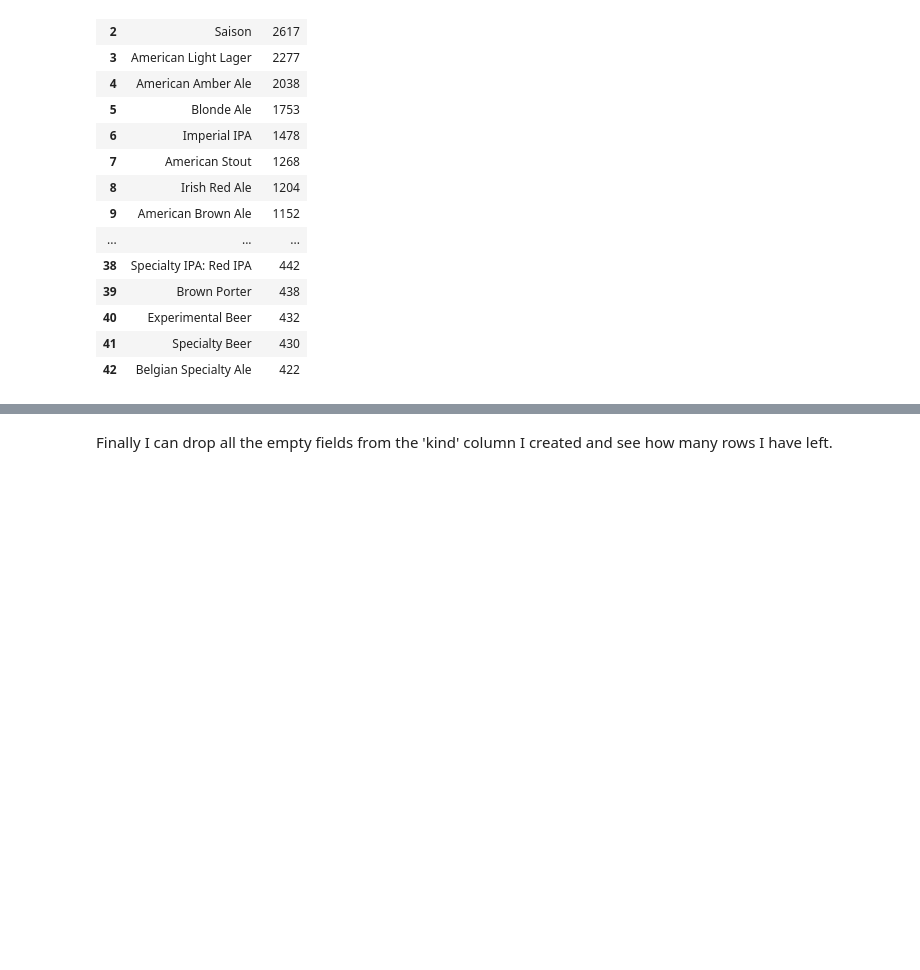
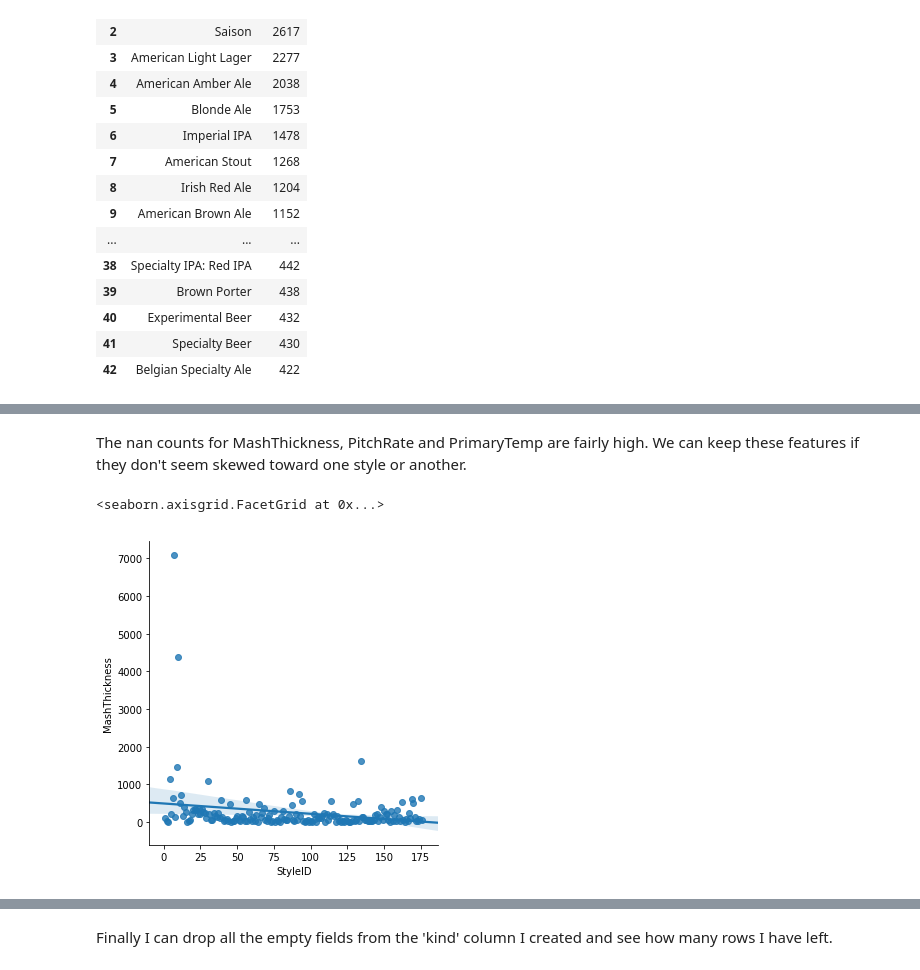
Before and after one commit to maymag/ds_projects, a Jupyter notebook: beer_recipes/beer.ipynb, the cells around one changed output, grey strips where cells are left out. Saved outputs shown, nothing was run; the diff lists cells and outputs as text; code cells hidden in the pictures; blank space fills up the shorter version.

```diff
--- a/beer_recipes/beer.ipynb
+++ b/beer_recipes/beer.ipynb
@@ -371,0 +112,7 @@ beerind2 = beerind2.drop(columns=['MashThickness_x','PitchRate_x','PrimaryTemp_x
+# %%
+q = beer2['Weissbier'] = (beer['Style'].str.contains('Witbier|Weissbier|Weizenbier|Weizen/Weissbier'))*'Weissbier'
+# %%
+#add new style groups to form 'kind' of beer column
+beer2['kind'] = d+f+k+o+q+v+''
+beer2['kind'].value_counts()
+beer2['kind'].nunique()
@@ -371,0 +121,10 @@ beerind2 = beerind2.drop(columns=['MashThickness_x','PitchRate_x','PrimaryTemp_x
+# %%
+def cut_beercols(df):
+    df2 = pd.DataFrame(df.iloc[:,:-int(df['kind'].nunique())])
+    df2['kind'] = df['kind']
+    df2['kind'] =  df2['kind'].replace('',np.nan)
+    print(df2['kind'].value_counts())
+    return df2
+# %%
+#cut unnecessary style group columns
+beer3 = cut_beercols(beer2)
@@ -371,0 +149,9 @@ beerind2 = beerind2.drop(columns=['MashThickness_x','PitchRate_x','PrimaryTemp_x
+# %% [markdown]
+The nan counts for MashThickness, PitchRate and PrimaryTemp are fairly high. We can keep these features if they don't seem skewed toward one style or another.
+# %%
+#Plot MashThickness value counts over StyleIDs.
+beergroup = pd.DataFrame(beer3.groupby('StyleID')['MashThickness'].count().reset_index())
+sns.lmplot(x = 'StyleID', y = 'MashThickness', data = beergroup)
+# %% [output]
+<seaborn.axisgrid.FacetGrid at 0x...>
+[figure, added]
```
Also changed, not shown: parts of 168 cells of this notebook.
